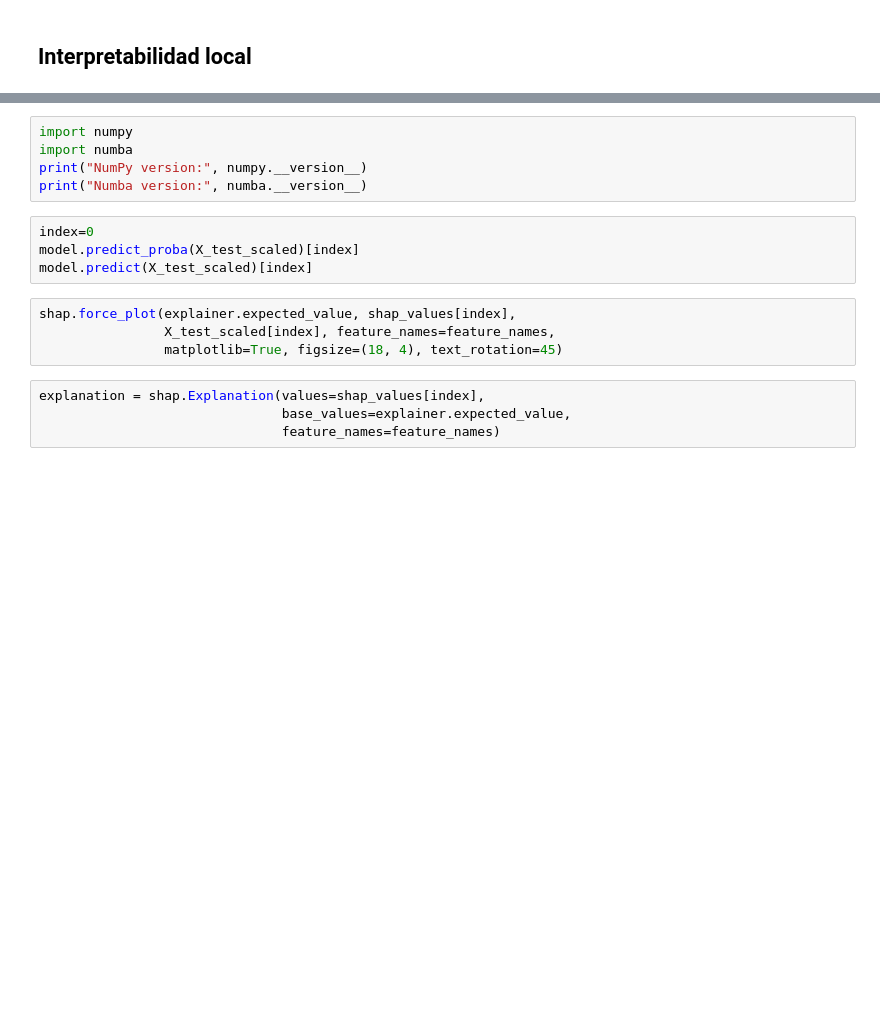
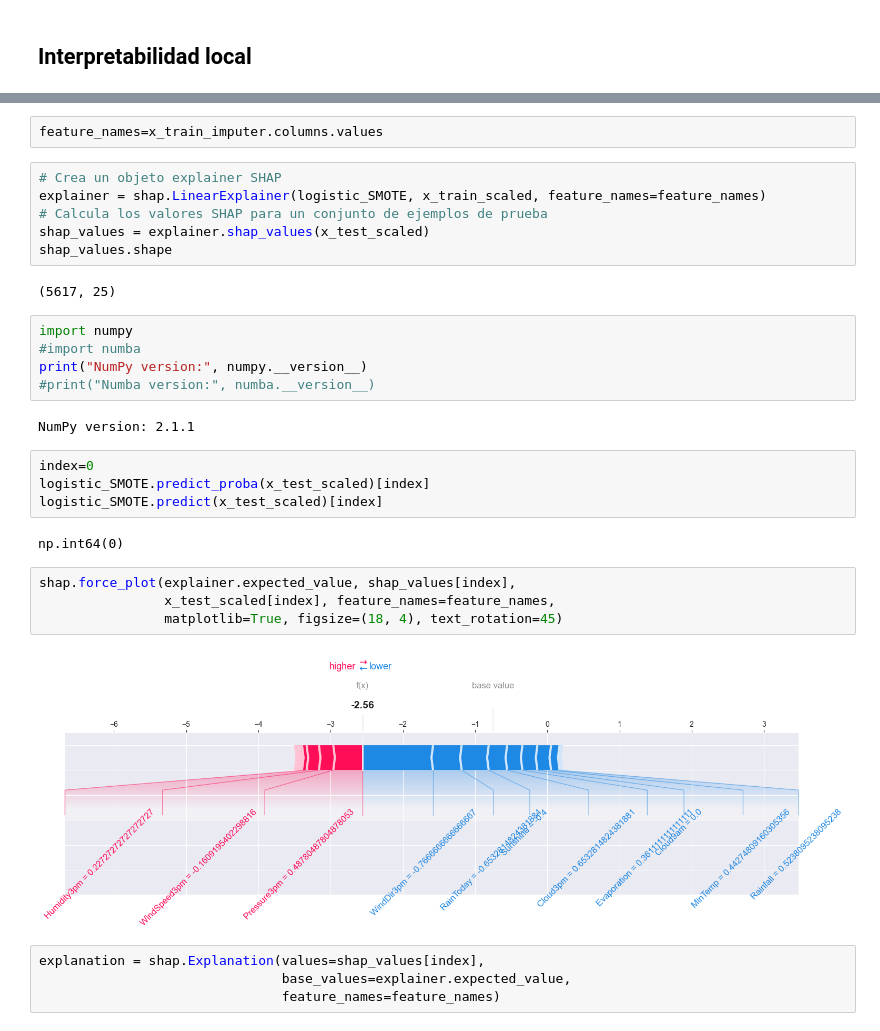
Before and after one commit to therokitoki/AA1-TUIA-Alsop-Hachen, a Jupyter notebook: tp2.ipynb, the cells around one changed output, grey strips where cells are left out. Saved outputs shown, nothing was run; the diff lists cells and outputs as text; blank space fills up the shorter version.

```diff
--- a/tp2.ipynb
+++ b/tp2.ipynb
@@ -1259,16 +1269,32 @@ ImportError: Numba needs NumPy 2.0 or less. Got NumPy 2.1.
+# %%
+feature_names=x_train_imputer.columns.values
+# %%
+# Crea un objeto explainer SHAP
+explainer = shap.LinearExplainer(logistic_SMOTE, x_train_scaled, feature_names=feature_names)
+# Calcula los valores SHAP para un conjunto de ejemplos de prueba
+shap_values = explainer.shap_values(x_test_scaled)
+shap_values.shape
+# %% [output]
+(5617, 25)
 # %%
 import numpy
-import numba
+#import numba
 print("NumPy version:", numpy.__version__)
-print("Numba version:", numba.__version__)
+#print("Numba version:", numba.__version__)
+# %% [output]
+NumPy version: 2.1.1
 # %%
 index=0
-model.predict_proba(X_test_scaled)[index]
-model.predict(X_test_scaled)[index]
+logistic_SMOTE.predict_proba(x_test_scaled)[index]
+logistic_SMOTE.predict(x_test_scaled)[index]
+# %% [output]
+np.int64(0)
 # %%
 shap.force_plot(explainer.expected_value, shap_values[index],
-                X_test_scaled[index], feature_names=feature_names,
+                x_test_scaled[index], feature_names=feature_names,
                 matplotlib=True, figsize=(18, 4), text_rotation=45)
+# %% [output]
+[figure, added]
 # %%
 explanation = shap.Explanation(values=shap_values[index],
                                base_values=explainer.expected_value,
```
Also changed, not shown: parts of 10 cells of this notebook.
